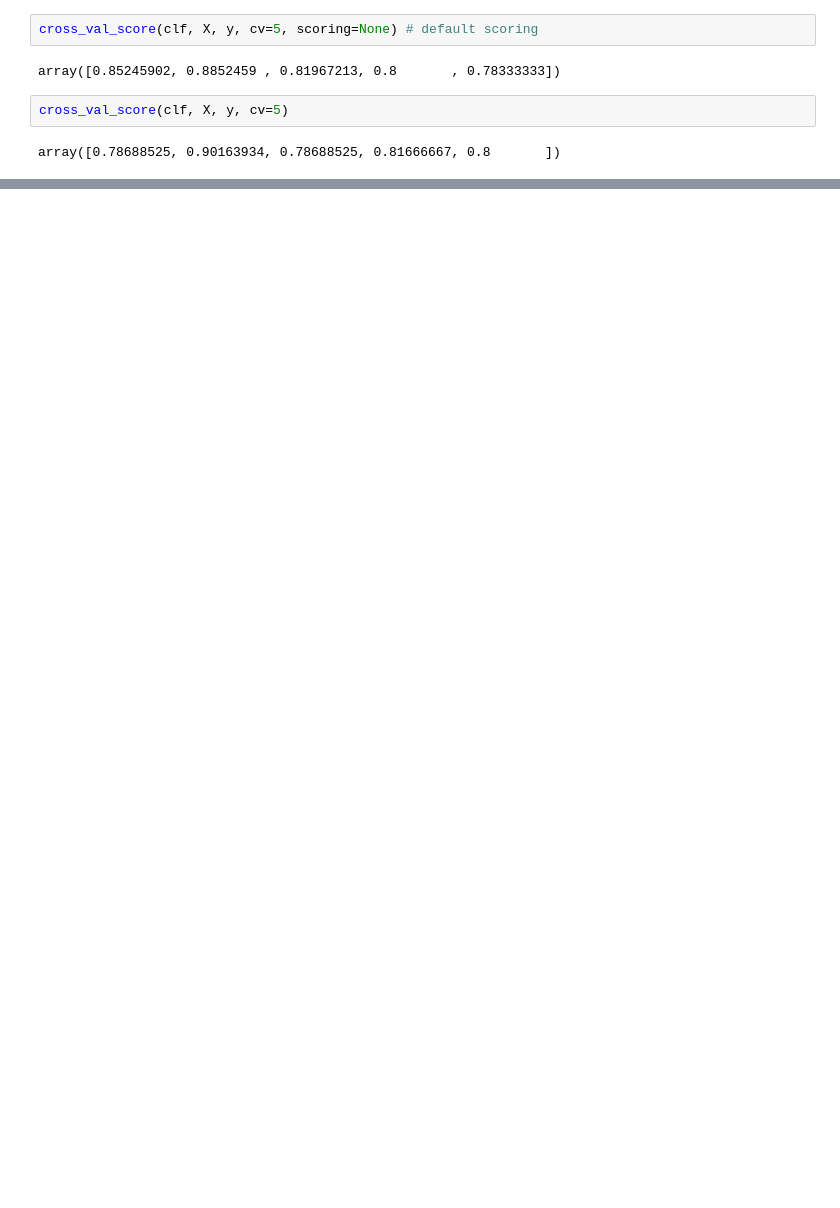
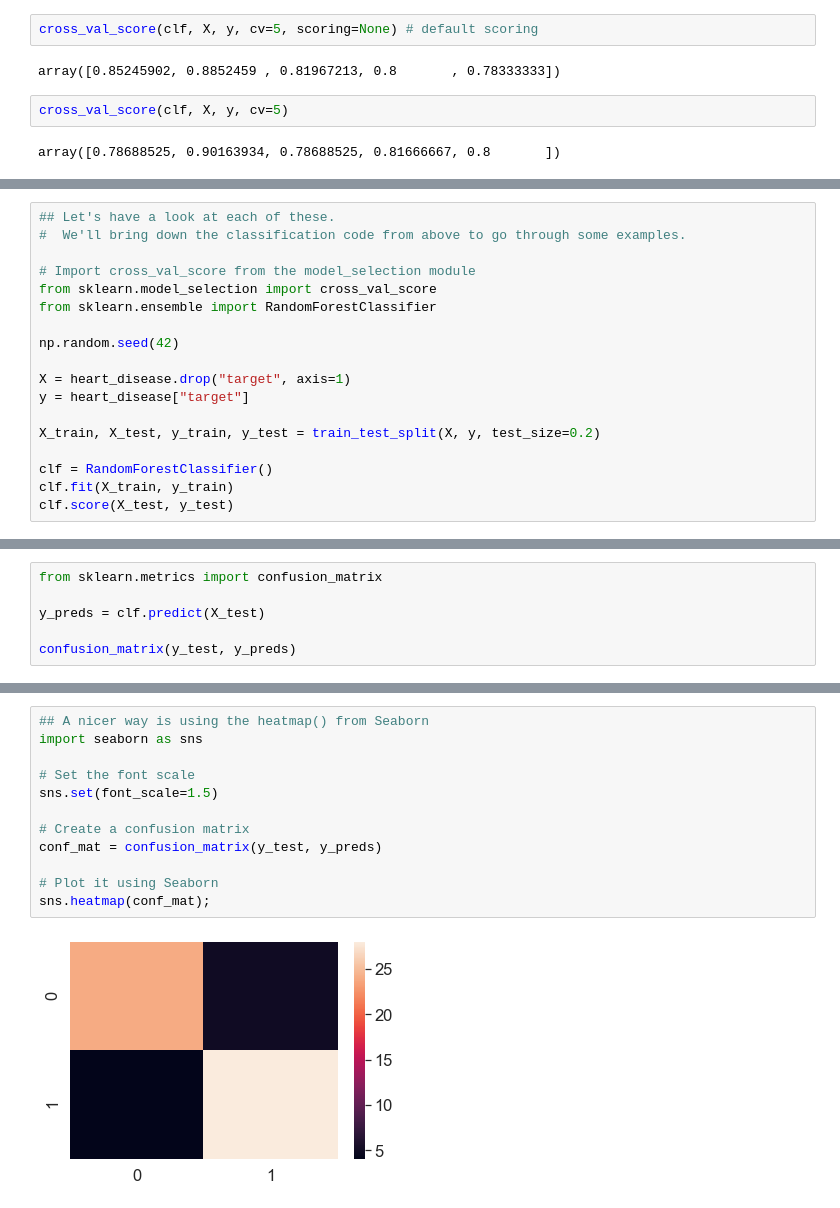
Before and after one commit to Kayan-dev/data-science, a Jupyter notebook: scikit/estimator.ipynb, the cells around one changed output, grey strips where cells are left out. Cells and saved outputs as stored; diff of their text form; blank space fills up the shorter version.

Commit message:
added model evaluations

```diff
--- a/scikit/estimator.ipynb
+++ b/scikit/estimator.ipynb
@@ -413,0 +432,18 @@ array([0.78688525, 0.90163934, 0.78688525, 0.81666667, 0.8       ])
+# %%
+## Let's have a look at each of these.
+#  We'll bring down the classification code from above to go through some examples.
+
+# Import cross_val_score from the model_selection module
+from sklearn.model_selection import cross_val_score
+from sklearn.ensemble import RandomForestClassifier
+
+np.random.seed(42)
+
+X = heart_disease.drop("target", axis=1)
+y = heart_disease["target"]
+
+X_train, X_test, y_train, y_test = train_test_split(X, y, test_size=0.2)
+
+clf = RandomForestClassifier()
+clf.fit(X_train, y_train)
+clf.score(X_test, y_test)
@@ -413,0 +560,6 @@ array([0.78688525, 0.90163934, 0.78688525, 0.81666667, 0.8       ])
+# %%
+from sklearn.metrics import confusion_matrix
+
+y_preds = clf.predict(X_test)
+
+confusion_matrix(y_test, y_preds)
@@ -413,0 +579,14 @@ array([0.78688525, 0.90163934, 0.78688525, 0.81666667, 0.8       ])
+# %%
+## A nicer way is using the heatmap() from Seaborn
+import seaborn as sns
+
+# Set the font scale
+sns.set(font_scale=1.5)
+
+# Create a confusion matrix
+conf_mat = confusion_matrix(y_test, y_preds)
+
+# Plot it using Seaborn
+sns.heatmap(conf_mat);
+# %% [output]
+[figure, added]
```
Also changed, not shown: parts of 53 cells of this notebook.
